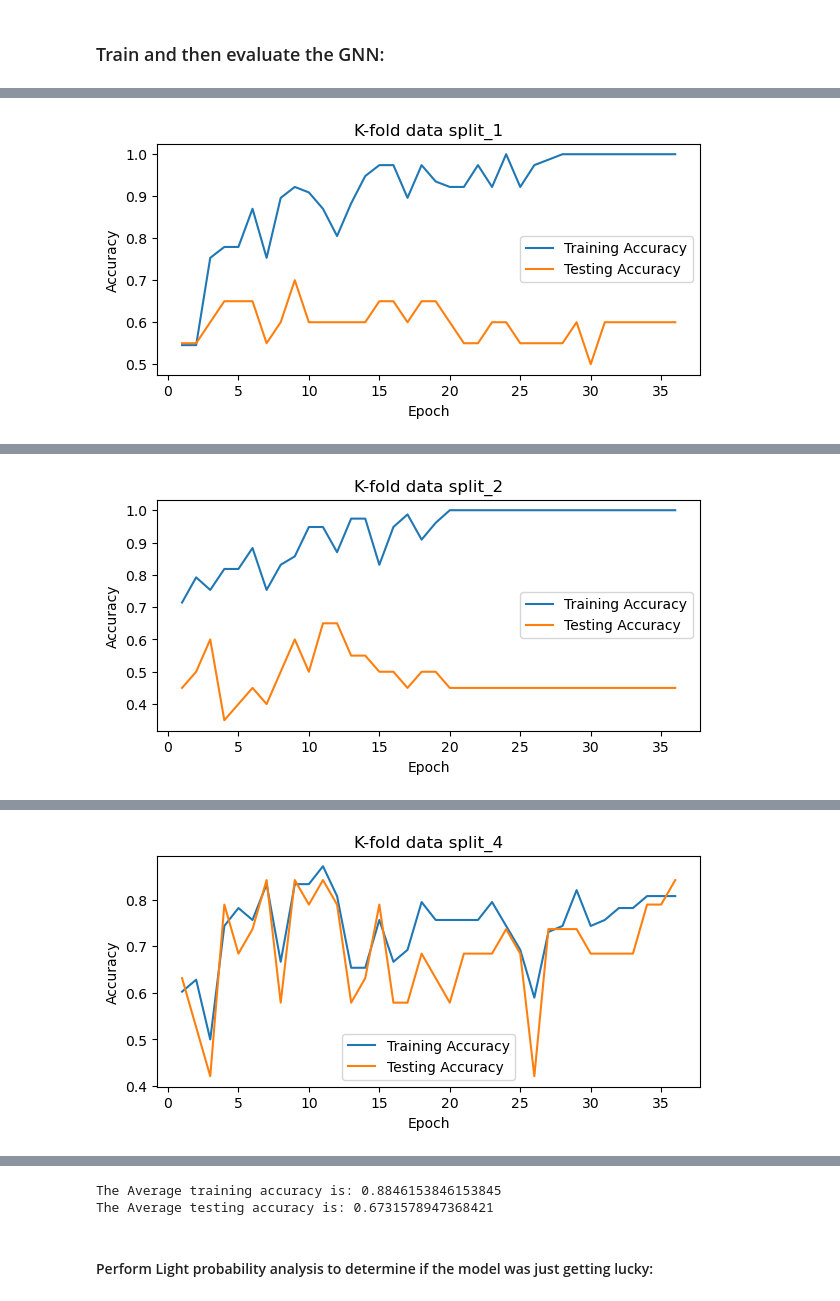
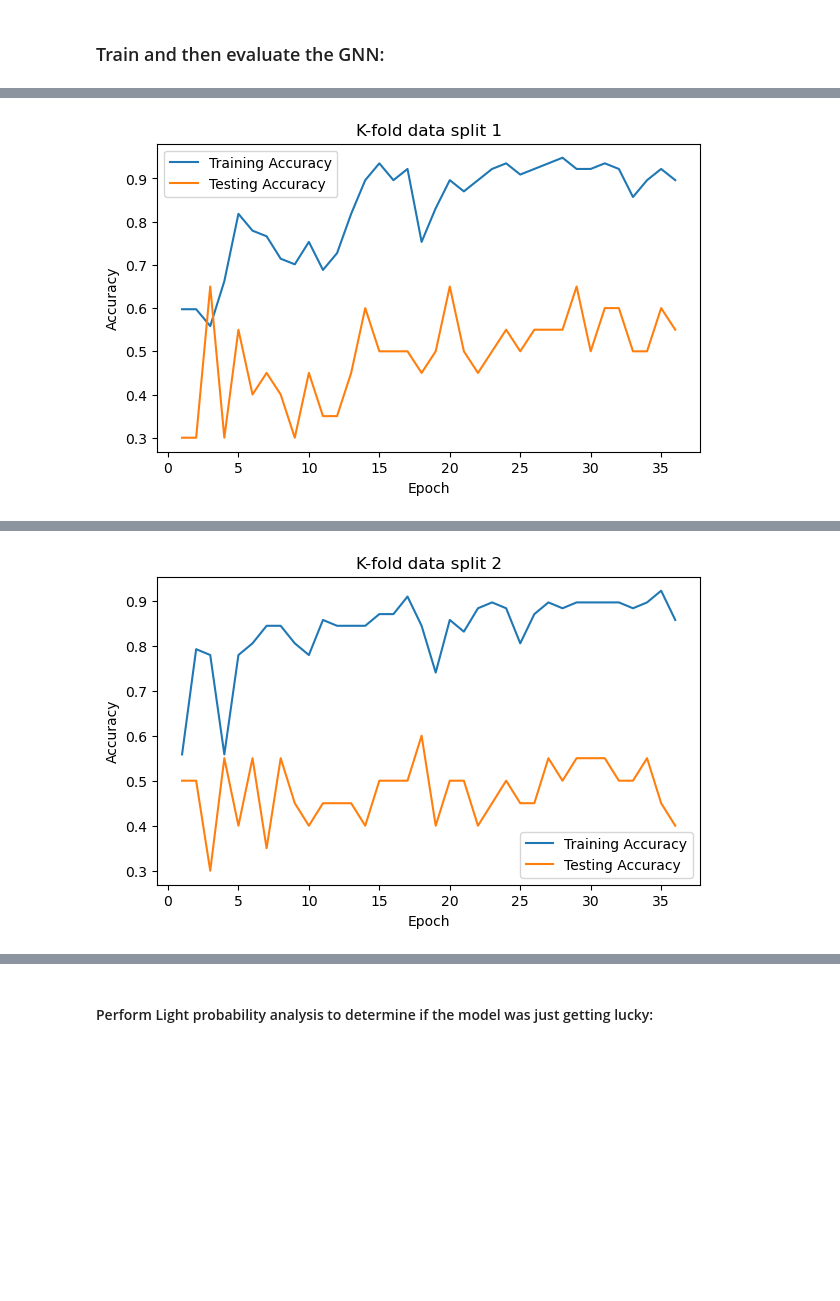
Before and after one commit to adacott/Neuro-Deep-Learn-Model, a Jupyter notebook: Project_2_with_K_cluster.ipynb, the cells around one changed output, grey strips where cells are left out. Saved outputs shown, nothing was run; the diff lists cells and outputs as text; code cells hidden in the pictures; blank space fills up the shorter version.

Commit message:
Ran training and test function, remove other model

```diff
--- a/Project_2_with_K_cluster.ipynb
+++ b/Project_2_with_K_cluster.ipynb
@@ -216,37 +223,10 @@ class GCN(torch.nn.Module):
 
         return x
 
-
-class GraphGCN(torch.nn.Module):
-    def __init__(self, hidden_channels, output_channels):
-        super(GCN, self).__init__()
-        torch.manual_seed(23145)
-        self.conv1 = GraphConv(-1, hidden_channels)
-        self.conv2 = GraphConv(hidden_channels, hidden_channels)
-        self.conv3 = GraphConv(hidden_channels, output_channels)
-        self.lin = Linear(output_channels, graph_data[0].num_classes)
-
-    def forward(self, x, edge_index, batch):
-        # 1. Obtain node embeddings
-        x = self.conv1(x, edge_index)
-        x = x.relu()
-        x = self.conv2(x, edge_index)
-        x = x.relu()
-        x = self.conv3(x, edge_index)
-        x = x.relu()
-
-        # 2. Readout layer
-        x = global_mean_pool(x, batch)  # [batch_size, hidden_channels]
-
-        # 3. Apply a final classifier
-        x = F.dropout(x, p=0.5, training=self.training)
-        x = self.lin(x)
-
-        return x
-
 model = GCN(hidden_channels=64, output_channels = 64)
 print(model)
 
+# Define train and test functions
 def train(loader, k):
     model.train()
 
@@ -277,13 +262,21 @@ master_test_acc = []
 #=========== Loop variables ========================
 counter = k # Number of k-fold splits being performed
 num_epochs = 35
+
+# Model variables
+hidden_channels = 64
+output_channels = 64
 #===================================================
 for i in range(counter):
     train_acc_history = []
     test_acc_history = []
-    model = GCN(hidden_channels=64)
+    model = GCN(hidden_channels, output_channels)
     optimizer = torch.optim.Adam(model.parameters(), lr=0.01)
     criterion = torch.nn.CrossEntropyLoss()
+    if i == 0:
+        print(f"==================== K-fold data split {i+1} ====================")
+    else:
+        print(f"\n\n==================== K-fold data split {i+1} ====================")
     for epoch in range(num_epochs+1):
         train(train_loader, i)
         train_acc = test(train_loader, i)
@@ -304,6 +297,6 @@ for i in range(counter):
     plt.legend()
     plt.show()
 
-print(f"The Average training accuracy is: {np.mean(master_train_acc)}")
-print(f"The Average testing accuracy is: {np.mean(master_test_acc)}")
+print(f"The overall average training accuracy is: {np.mean(master_train_acc):.4f}")
+print(f"The overall average testing accuracy is: {np.mean(master_test_acc):.4f}")
 # %% [output]
@@ -327 +320 @@ Epoch: 035, Train Acc: 100.0000%, Test Acc: 60.0000%
-[figure, old version]
+[figure, new version]
@@ -345 +338 @@ Epoch: 035, Train Acc: 100.0000%, Test Acc: 45.0000%
-[figure, old version]
+[figure, new version]
@@ -381 +359,0 @@ Epoch: 035, Train Acc: 80.7692%, Test Acc: 84.2105%
-[figure, removed]
@@ -400,5 +360,3 @@ Epoch: 035, Train Acc: 79.4872%, Test Acc: 73.6842%
-The Average training accuracy is: 0.8846153846153845
-The Average testing accuracy is: 0.6731578947368421
 # %% [markdown]
 #### Perform Light probability analysis to determine if the model was just getting lucky:
 # %%
```
Also changed, not shown: parts of 5 cells of this notebook.
